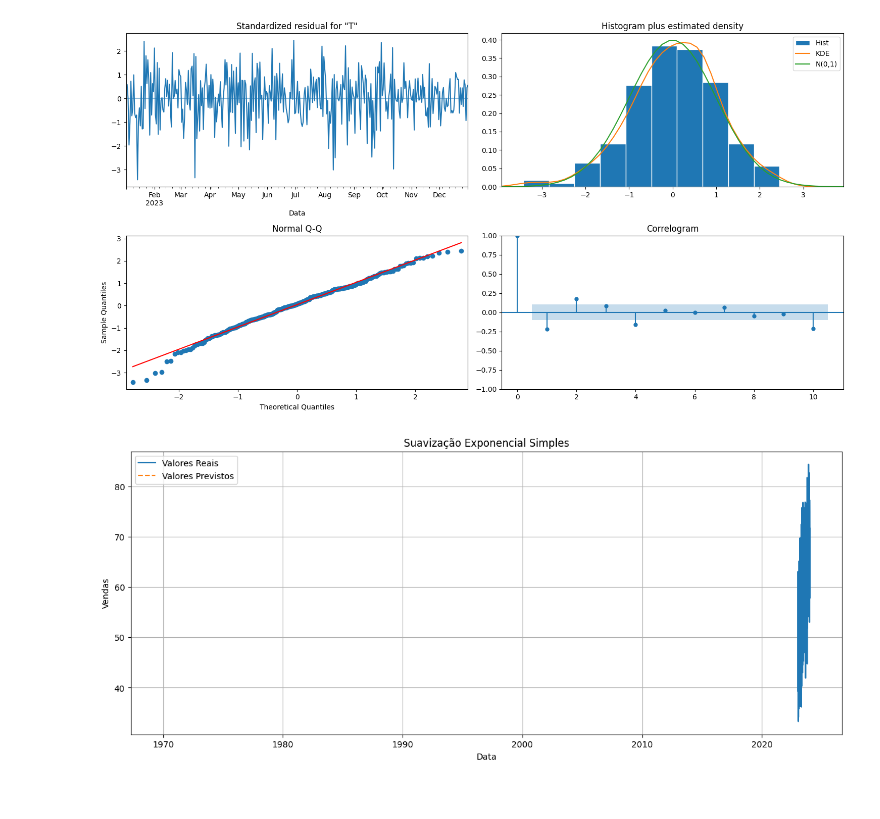
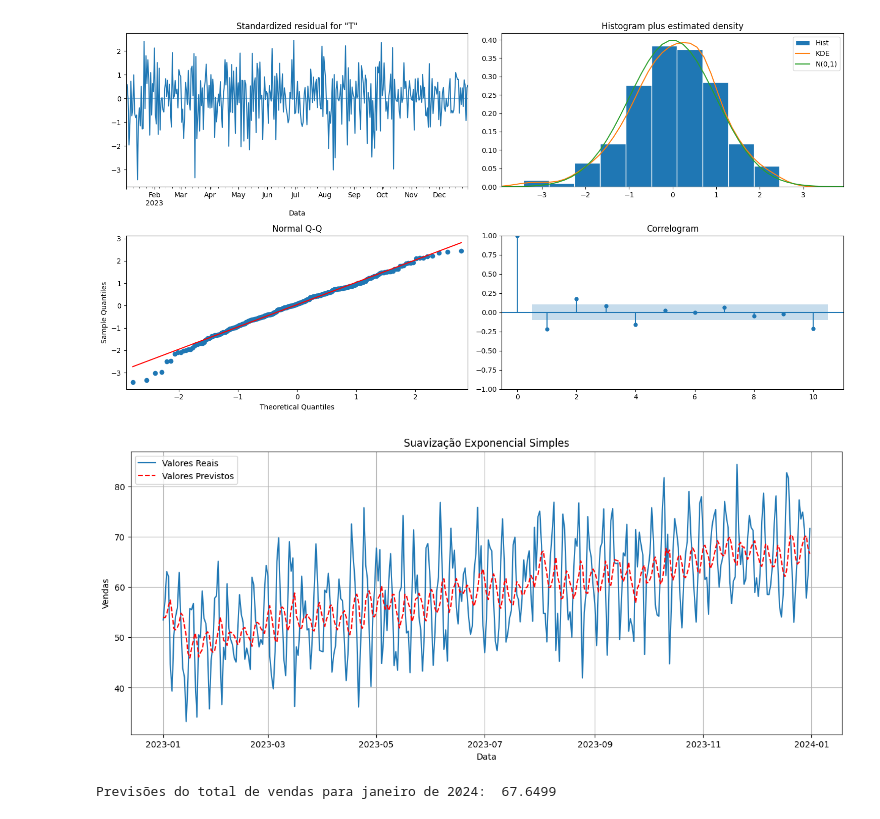
Before and after one commit to Dionmax/BurningMyBrain, a Jupyter notebook: PythonDSA/Cap16/temporal_series.ipynb, the cells around one changed output. Saved outputs shown, nothing was run; the diff lists cells and outputs as text; code cells hidden in the pictures.

```diff
--- a/PythonDSA/Cap16/temporal_series.ipynb
+++ b/PythonDSA/Cap16/temporal_series.ipynb
@@ -268,16 +268,21 @@ results_arima.plot_diagnostics(figsize=(15, 8)).tight_layout()
 # %%
 model = SimpleExpSmoothing(temporal_series)
 adjusted_model = model.fit(smoothing_level=0.2)
-exponential_smoothing = adjusted_model.fcastvalues
+exponential_smoothing = adjusted_model.fittedvalues
 
 plt.figure(figsize=(15, 6))
 plt.plot(temporal_series, label="Valores Reais")
-plt.plot(exponential_smoothing, label="Valores Previstos", linestyle="--")
+plt.plot(exponential_smoothing, label="Valores Previstos", linestyle="--", color="red")
 plt.title("Suavização Exponencial Simples")
 plt.xlabel("Data")
 plt.ylabel("Vendas")
 plt.legend()
 plt.grid(True)
 plt.show()
 # %% [output]
-[figure, old version]
+[figure, new version]
+# %%
+predictions = adjusted_model.forecast(1)
+print('Previsões do total de vendas para janeiro de 2024: ', round(predictions[0], 4))
+# %% [output]
+Previsões do total de vendas para janeiro de 2024:  67.6499
```
Also changed, not shown: 2 other files.
